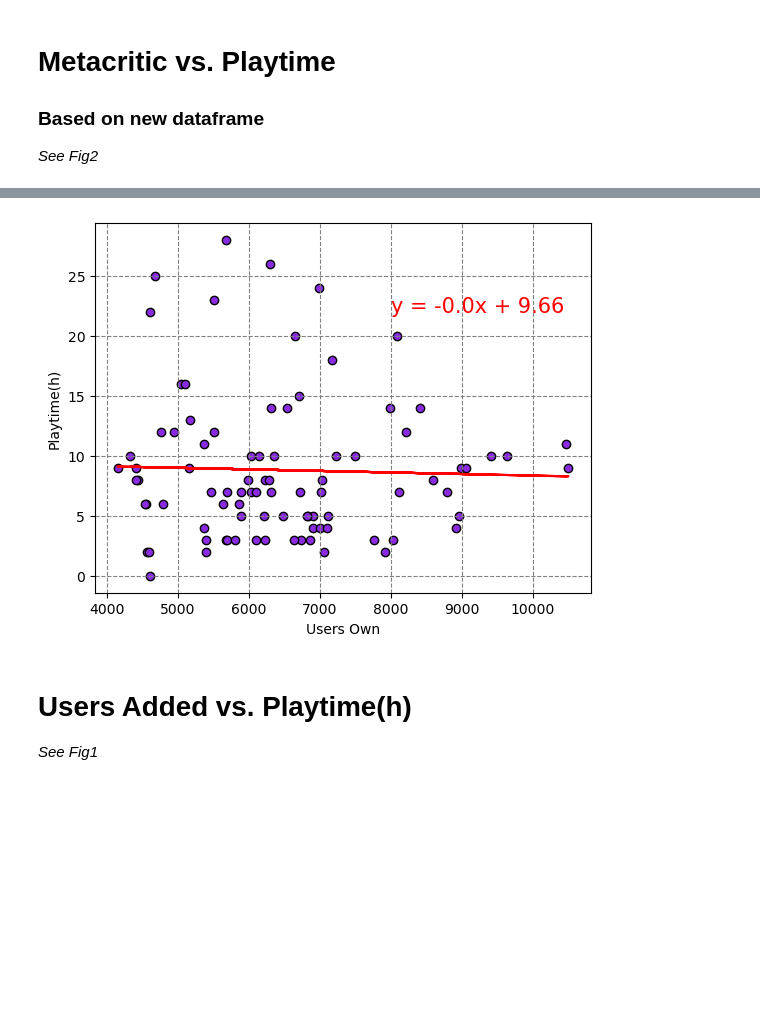
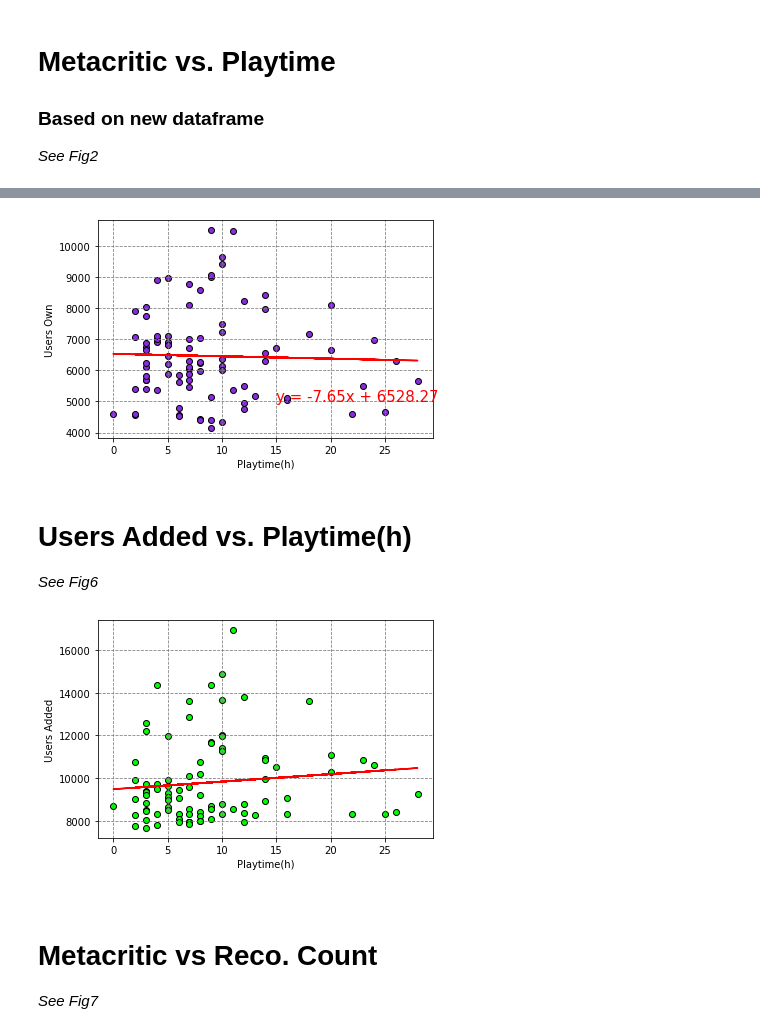
Before and after one commit to candidamg/Project_1, a Jupyter notebook: project.ipynb, the cells around one changed output, grey strips where cells are left out. Saved outputs shown, nothing was run; the diff lists cells and outputs as text; code cells hidden in the pictures; blank space fills up the shorter version.

```diff
--- a/project.ipynb
+++ b/project.ipynb
@@ -344,19 +373,46 @@ plt.show()
 # %%
 ## USERS OWN VS PLAYTIME(h)
-x_values = playtime_df['Users Own']
-y_values = playtime_df['Playtime(h)']
+x_values = playtime_df['Playtime(h)']
+y_values = playtime_df['Users Own']
 (slope, intercept, rvalue, pvalue, stderr) = linregress(x_values, y_values)
 regress_values = x_values * slope + intercept
 line_eq = "y = " + str(round(slope,2)) + "x + " + str(round(intercept,2))
 plt.scatter(x_values,y_values, color="blueviolet", edgecolors = "black")
 plt.plot(x_values,regress_values,"r-")
-plt.annotate(line_eq,(8000,22),fontsize=15,color="red")
+plt.annotate(line_eq,(15,5000),fontsize=15,color="red")
 plt.grid(color="grey", linestyle="--")
-plt.xlabel('Users Own')
-plt.ylabel('Playtime(h)')
+plt.xlabel('Playtime(h)')
+plt.ylabel('Users Own')
+
+# Save the figure
+plt.savefig("output_data/Fig5.png")
+
 plt.show()
 # %% [output]
-[figure, old version]
+[figure, new version]
 # %% [markdown]
 # Users Added vs. Playtime(h)
- *See Fig1*
+ *See Fig6*
+# %%
+# Users added vs playtime
+x_values = playtime_df['Playtime(h)']
+y_values = playtime_df['Users Added']
+(slope, intercept, rvalue, pvalue, stderr) = linregress(x_values, y_values)
+regress_values = x_values * slope + intercept
+line_eq = "y = " + str(round(slope,2)) + "x + " + str(round(intercept,2))
+plt.scatter(x_values,y_values, color="lime", edgecolors = "black")
+plt.plot(x_values,regress_values,"r-")
+plt.annotate(line_eq,(15,5000),fontsize=15,color="red")
+plt.grid(color="grey", linestyle="--")
+plt.xlabel('Playtime(h)')
+plt.ylabel('Users Added')
+
+# Save the figure
+plt.savefig("output_data/Fig6.png")
+
+plt.show()
+# %% [output]
+[figure, added]
+# %% [markdown]
+# Metacritic vs Reco. Count
+ *See Fig7*
```
Also changed, not shown: parts of 19 cells of this notebook, 9 other files.
